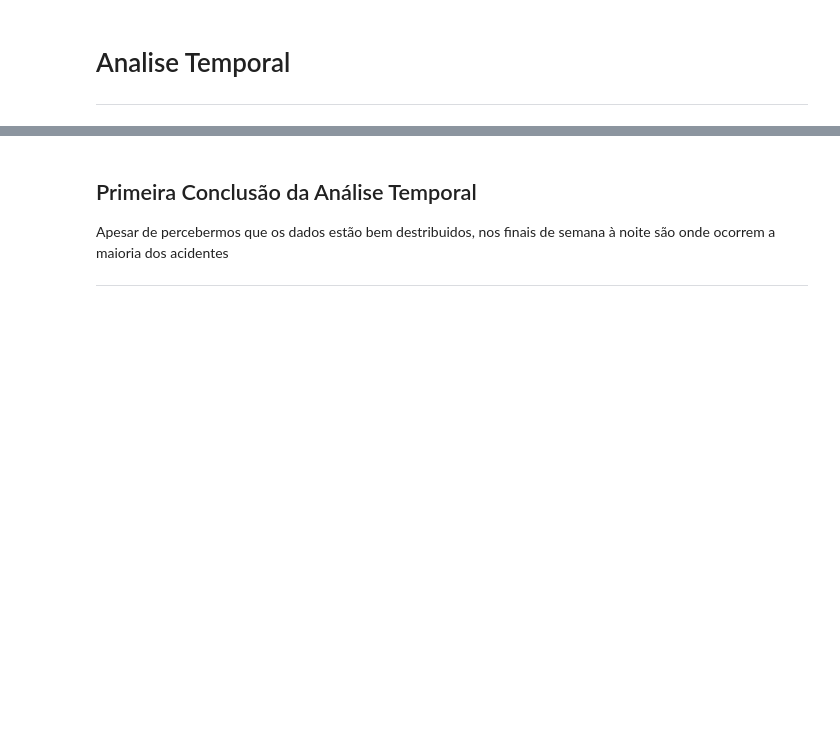
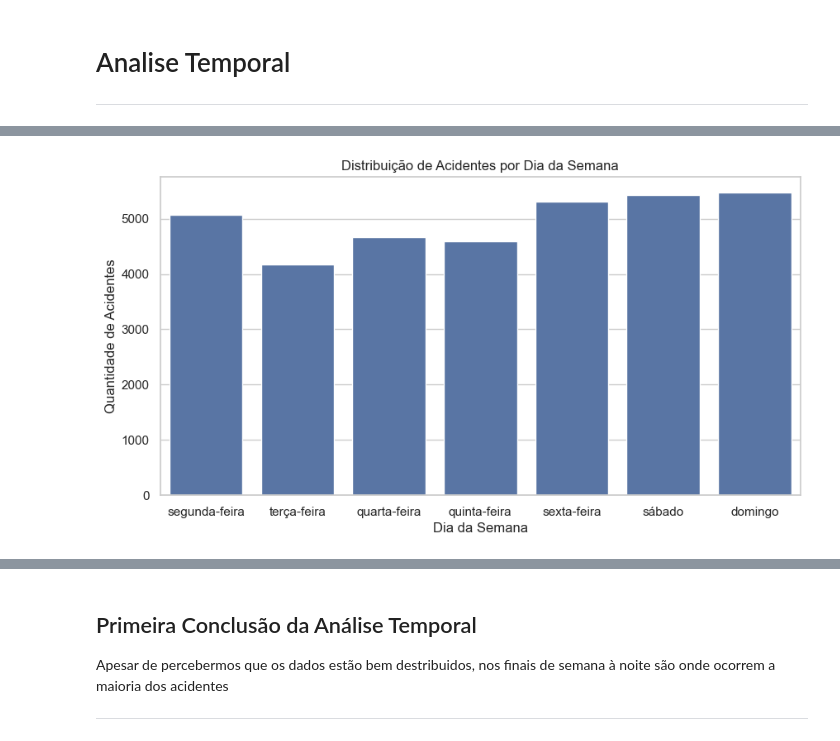
Before and after one commit to henriquesantos007/Trabalho-ICD-2025.1, a Jupyter notebook: projeto.ipynb, the cells around one changed output, grey strips where cells are left out. Drawn from its saved outputs; the diff is of its cells as text; code cells hidden in the pictures; blank space fills up the shorter version.

```diff
--- a/projeto.ipynb
+++ b/projeto.ipynb
@@ -32,5 +32,12 @@ from folium.plugins import HeatMap
 # Informações Pincipais da Tabela:
 ---
 # %%
-tabela = pd.read_csv('datatran2025.csv', sep=';')
+tabela2025 = pd.read_csv('datatran2025.csv', sep=';')
+tabela2024 = pd.read_csv('datatran2024.csv', sep=';')
+tabela2023 = pd.read_csv('datatran2023.csv', sep=';')
+tabela2022 = pd.read_csv('datatran2022.csv', sep=';')
+tabela2021 = pd.read_csv('datatran2021.csv', sep=';')
+tabela2020 = pd.read_csv('datatran2020.csv', sep=';')
+
+tabela2020_2025 = pd.concat([tabela2020, tabela2021, tabela2022, tabela2023, tabela2024, tabela2025], ignore_index=True)
 # %%
@@ -50,9 +57,9 @@ tabela
 | 34704 | 705883.0 | 2025-06-22 | domingo | 12:30:00 | MG | 354 | 764 | ITAMONTE | Velocidade Incompatível | ... |
 34705 rows × 30 columns
 # %%
-print(tabela.info())
+print(tabela2025.info())
 
-tabela = tabela.dropna()
+tabela2025 = tabela2025.dropna()
 # %% [output]
 <class 'pandas.core.frame.DataFrame'>
 RangeIndex: 34705 entries, 0 to 34704
@@ -91,9 +98,18 @@ Name: count, Length: 69, dtype: int64
 # Analise Temporal
 -----
 # %%
-principais_dias = tabela['dia_semana'].value_counts()
-principais_horas = tabela['horario'].value_counts()
+# Convertendo a data inversa pra datetime
+tabela2025.loc[:,'data_inversa'] = pd.to_datetime(tabela2025['data_inversa'],errors='coerce')
 
-print(principais_dias)
-print(principais_horas)
+meses = {1: 'Janeiro', 2: 'Fevereiro', 3: 'Março', 4: 'Abril', 5: 'Maio', 6: 'Junho',
+         7: 'Julho', 8: 'Agosto', 9: 'Setembro', 10: 'Outubro', 11: 'Novembro', 12: 'Dezembro'}
+
+# Criando colunas derivadas
+tabela2025.loc[:,'ano'] = tabela2025['data_inversa'].dt.year
+tabela2025.loc[:,'mes'] = tabela2025['data_inversa'].dt.month
+tabela2025.loc[:,'hora'] = pd.to_datetime(tabela2025['horario'], format='%H:%M:%S', errors='coerce').dt.hour
+
+tabela2025['mes'] = tabela2025['mes'].map(meses)
+
+display(tabela2025.head())
 # %% [output]
@@ -117,7 +174,12 @@ Name: count, Length: 1299, dtype: int64
 # %%
-# Agrupa por dia da semana e horário, contando o número de acidentes
-dias_horas = tabela.groupby(['dia_semana', 'horario']).size().reset_index(name='total_acidentes')
+sns.set_theme(style="whitegrid")
 
-# Mostra os dias e horários com mais acidentes
-print(dias_horas.sort_values('total_acidentes', ascending=False).head(10))
+
+# Acidentes por Dia da Semana
+plt.figure(figsize=(10,5))
+sns.countplot(data=tabela2025, x='dia_semana', order=['segunda-feira','terça-feira','quarta-feira','quinta-feira','sexta-feira','sábado','domingo'])
+plt.title('Distribuição de Acidentes por Dia da Semana')
+plt.ylabel('Quantidade de Acidentes')
+plt.xlabel('Dia da Semana')
+plt.show()
 # %% [output]
@@ -134,0 +186 @@ print(dias_horas.sort_values('total_acidentes', ascending=False).head(10))
+[figure, added]
```
Also changed, not shown: parts of 12 cells of this notebook, 5 other files.
